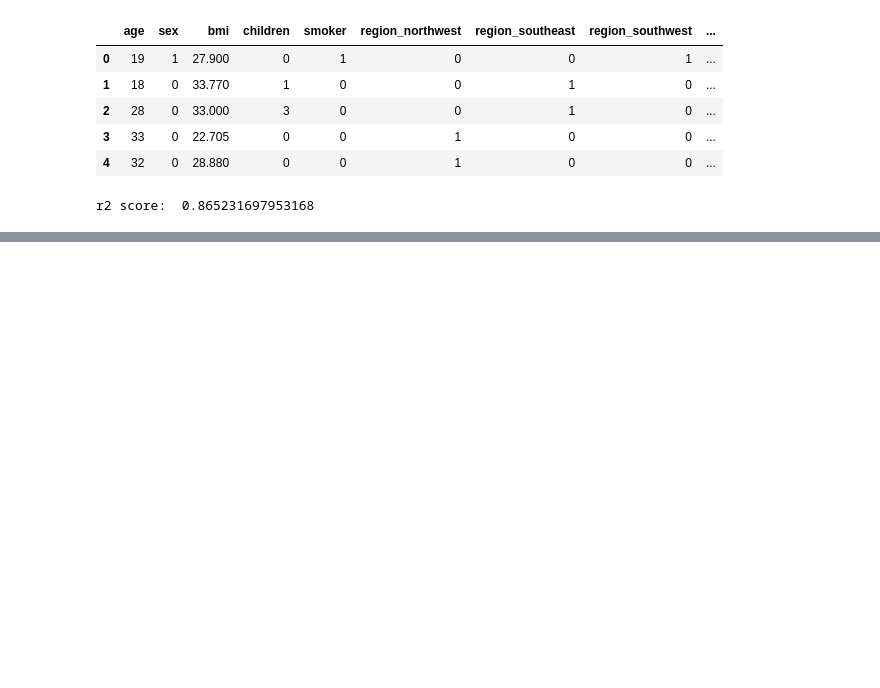
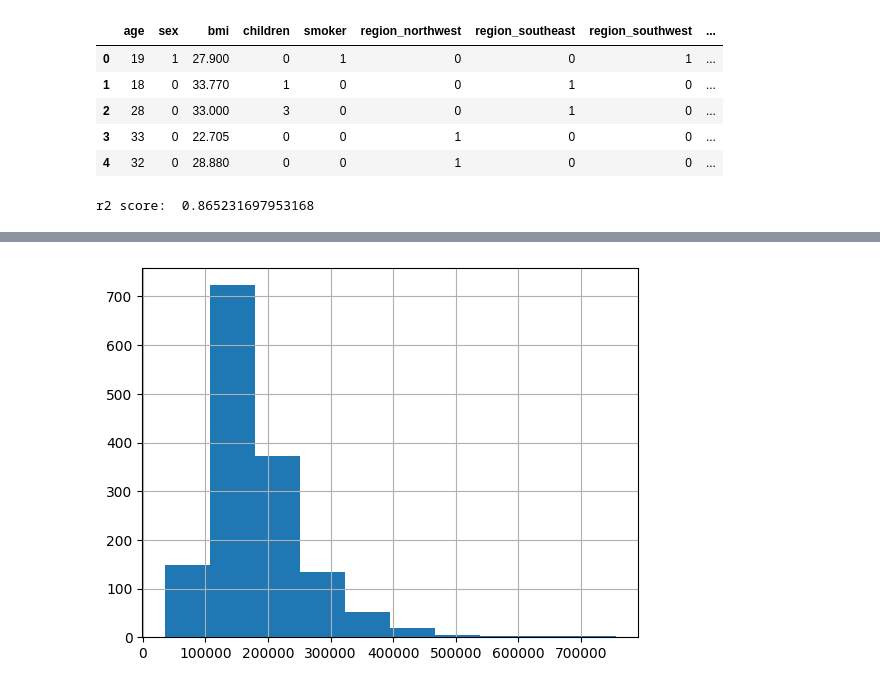
Before and after one commit to pratham-sugandhi/python, a Jupyter notebook: ML/linear_regression.ipynb, the cells around one changed output, grey strips where cells are left out. Saved outputs shown, nothing was run; the diff lists cells and outputs as text; code cells hidden in the pictures; blank space fills up the shorter version.

```diff
--- a/ML/linear_regression.ipynb
+++ b/ML/linear_regression.ipynb
@@ -180,0 +323,7 @@ r2 score:  0.865231697953168
+# %%
+import matplotlib.pyplot as plt
+
+house_df["SalePrice"].hist()
+plt.show()
+# %% [output]
+[figure, added]
```
Also changed, not shown: parts of 14 cells of this notebook, 4 other files.
